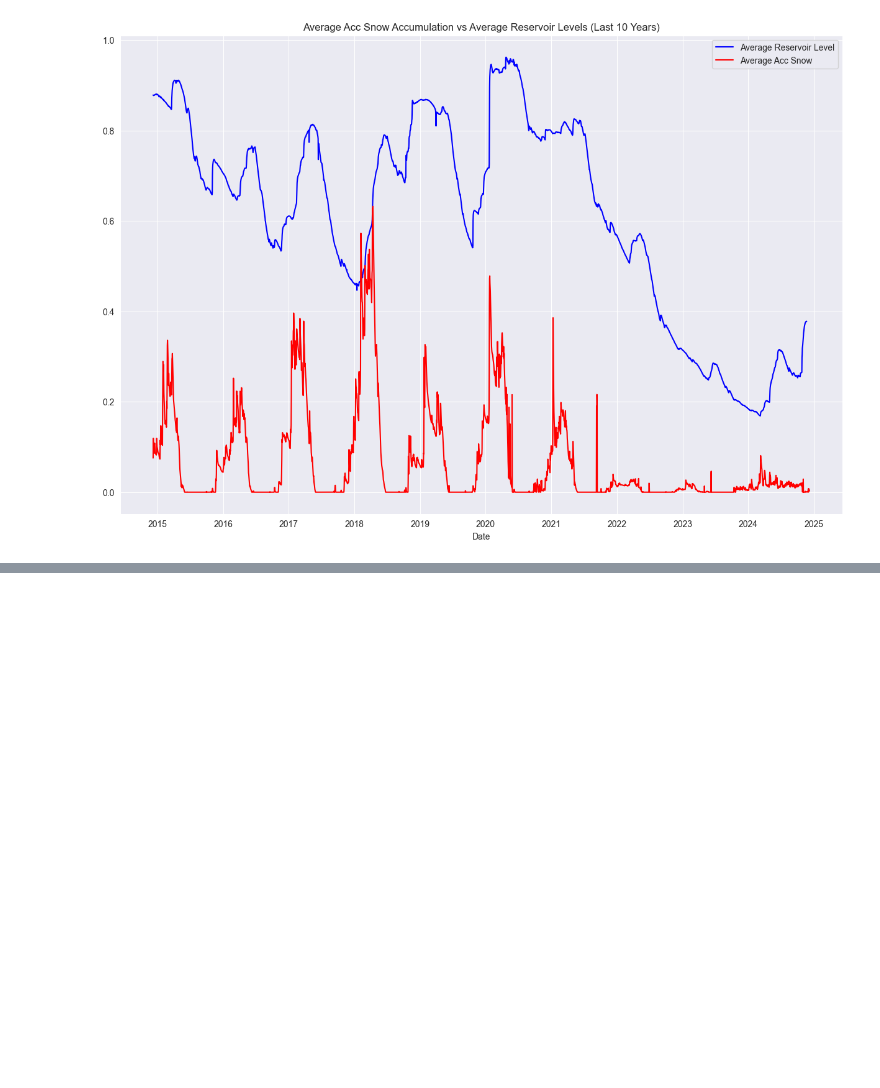
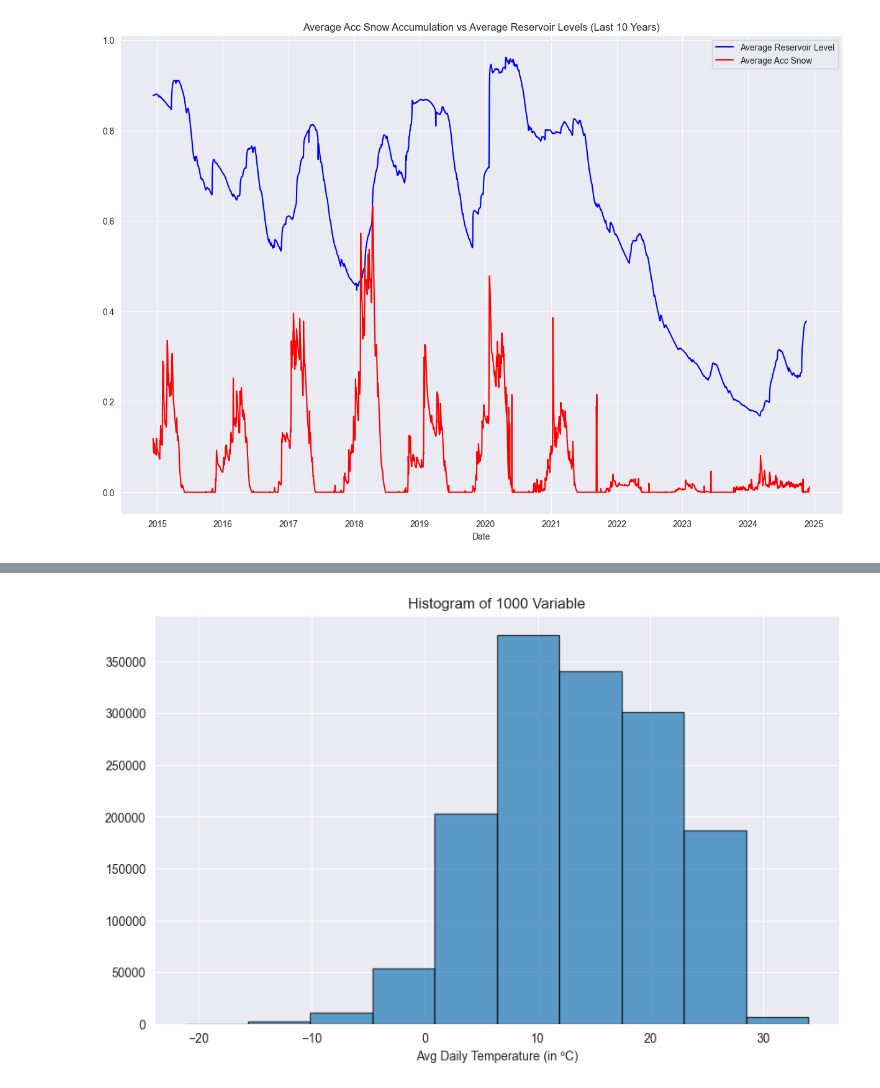
Before and after one commit to arnausanz/arnausanz.github.io, a Jupyter notebook: EDA.ipynb, the cells around one changed output, grey strips where cells are left out. Saved outputs shown, nothing was run; the diff lists cells and outputs as text; code cells hidden in the pictures; blank space fills up the shorter version.

```diff
--- a/EDA.ipynb
+++ b/EDA.ipynb
@@ -350,0 +372,9 @@ print(vars(config))
+# %%
+# Histogram of 1000 (temperature)
+plt.figure(figsize=(10, 6))
+plt.hist(df_1000['valor'], bins=10, edgecolor='k', alpha=0.7, )
+plt.title('Histogram of 1000 Variable')
+plt.xlabel('Avg Daily Temperature (in ºC)')
+plt.show()
+# %% [output]
+[figure, added]
```
Also changed, not shown: parts of 13 cells of this notebook, 1 other file.
